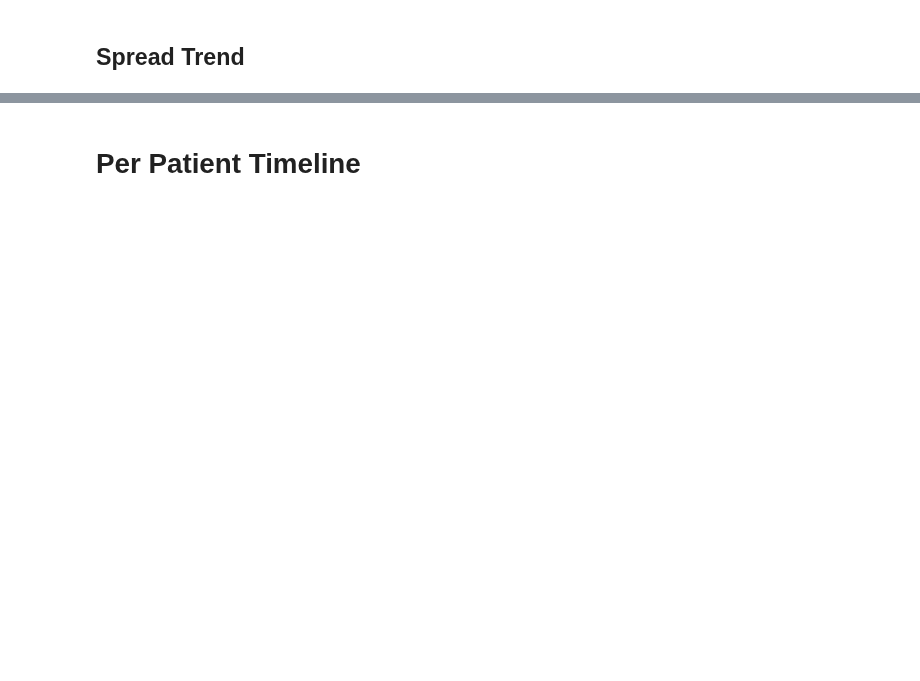
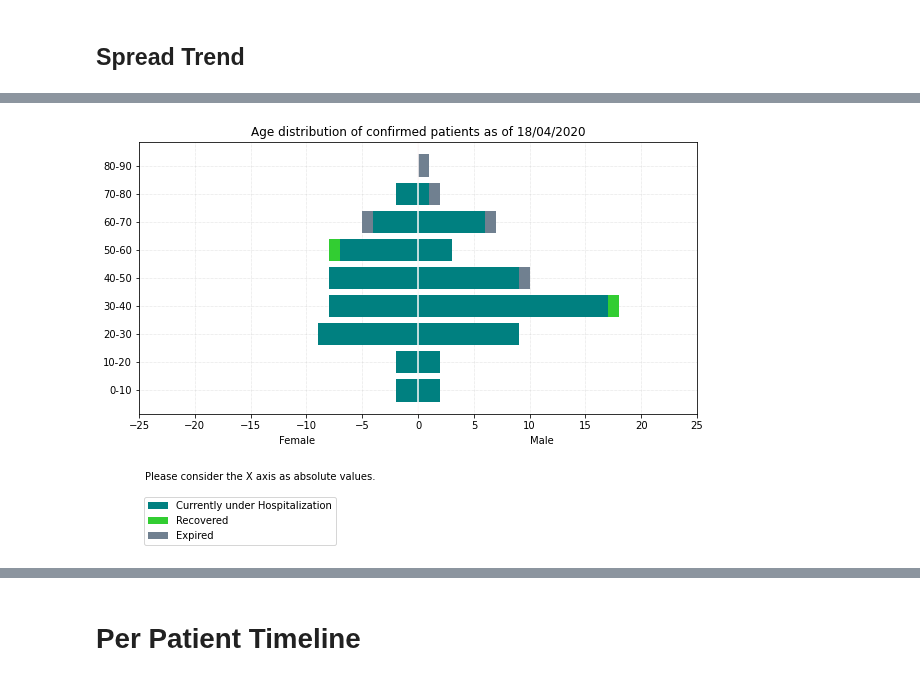
Before and after one commit to finerbrighterlighter/myanmar_covid19, a Jupyter notebook: exponential_growth.ipynb, the cells around one changed output, grey strips where cells are left out. Saved outputs shown, nothing was run; the diff lists cells and outputs as text; code cells hidden in the pictures; blank space fills up the shorter version.

```diff
--- a/exponential_growth.ipynb
+++ b/exponential_growth.ipynb
@@ -482,0 +514,9 @@ files.download(spread)
+# %%
+age_df = age_df.groupby(["sex","age_gp"]).sum().reset_index()
+age_df["f_dsc"].fillna(0, inplace=True)
+age_df["m_dsc"].fillna(0, inplace=True)
+age_df["f_exp"].fillna(0, inplace=True)
+age_df["m_exp"].fillna(0, inplace=True)
+age_df["f_hosp"].fillna(0, inplace=True)
+age_df["m_hosp"].fillna(0, inplace=True)
+age_df
@@ -482,0 +558,32 @@ files.download(spread)
+# %%
+fig, ax = plt.subplots(figsize=(10,5))
+ax.grid(linestyle=':', linewidth='0.5', color='silver')
+ax.set_axisbelow(True)
+plt.axvline(x=0, color="snow")
+plt.xlim((-25, 25))
+plt.gca().xaxis.set_major_locator(mticker.MultipleLocator(5))
+
+m_hosp = plt.barh(age_df.iloc[0:9,1], age_df.iloc[10:19,7], color = "teal")
+m_dsc = plt.barh(age_df.iloc[0:9,1], age_df.iloc[10:19,3], left=age_df.iloc[10:19,7], color = "limegreen")
+m_exp = plt.barh(age_df.iloc[0:9,1], age_df.iloc[10:19,5], left=age_df.iloc[10:19,7]+age_df.iloc[10:19,3], color = "slategray")
+
+f_hosp = plt.barh(age_df.iloc[0:9,1], age_df.iloc[0:9,6]*-1, color = "teal")
+f_dsc = plt.barh(age_df.iloc[0:9,1], age_df.iloc[0:9,2]*-1, left=age_df.iloc[0:9,6]*-1, color = "limegreen")
+f_exp = plt.barh(age_df.iloc[0:9,1], age_df.iloc[0:9,4]*-1, left=(age_df.iloc[0:9,6]+age_df.iloc[0:9,2])*-1, color = "slategray")
+
+plt.legend((m_hosp[0],m_dsc[0],m_exp[0]), ("Currently under Hospitalization", "Recovered", "Expired"),loc="lower left", bbox_to_anchor=(0, -0.5))
+
+plt.title("Age distribution of confirmed patients as of "+str(pd.to_datetime("today").tz_localize("UTC").tz_convert("Asia/Yangon").strftime("%d/%m/%Y")))
+
+plt.text(0.25, -0.1, "Female", horizontalalignment="left", verticalalignment="center", transform=ax.transAxes)
+plt.text(0.7, -0.1, "Male", horizontalalignment="left", verticalalignment="center", transform=ax.transAxes)
+
+
+plt.text(0.01, -0.25, "Please consider the X axis as absolute values.", horizontalalignment="left", verticalalignment="bottom", transform=ax.transAxes)
+
+age = str(pd.to_datetime("today").tz_localize("UTC").tz_convert("Asia/Yangon").strftime("%d-%m-%Y"))+"_age.svg"
+plt.savefig(age, bbox_inches = "tight", format="svg")
+plt.show()
+files.download(age)
+# %% [output]
+[figure, added]
```
Also changed, not shown: parts of 35 cells of this notebook.
